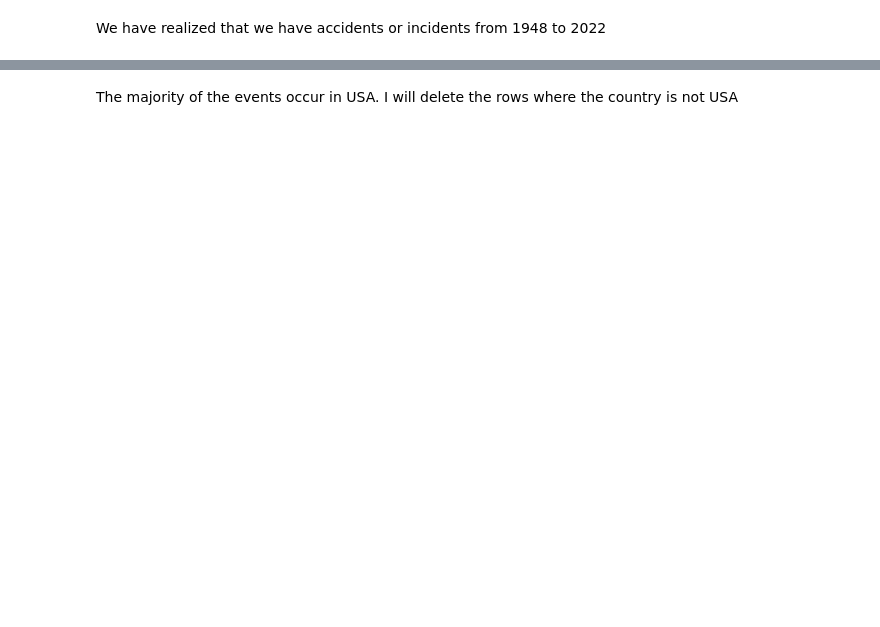
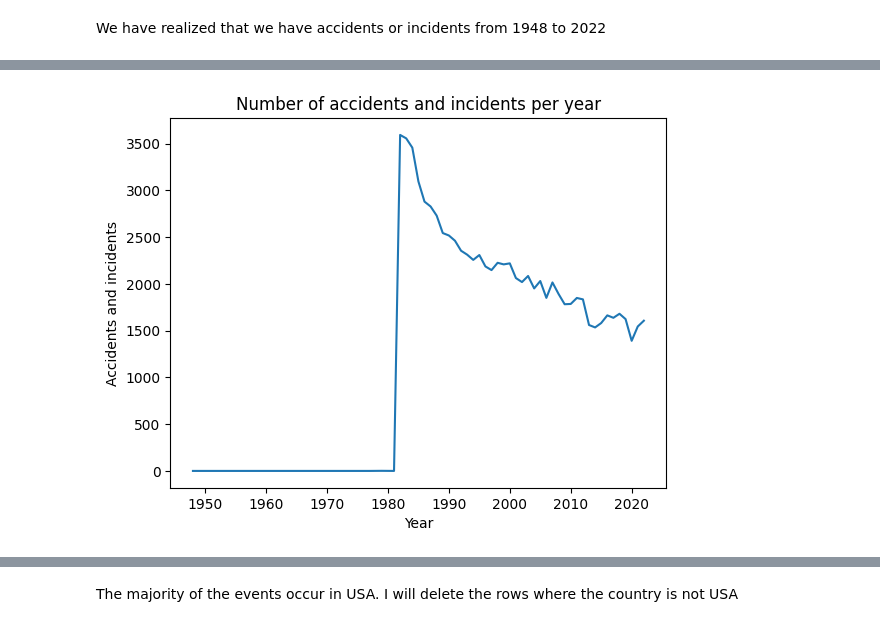
Before and after one commit to mbarriola96/Aircraft_safety_analysis, a Jupyter notebook: 00_data_understanding.ipynb, the cells around one changed output, grey strips where cells are left out. Drawn from its saved outputs; the diff is of its cells as text; code cells hidden in the pictures; blank space fills up the shorter version.

```diff
--- a/00_data_understanding.ipynb
+++ b/00_data_understanding.ipynb
@@ -340,0 +374,2 @@ We haven't found a primary key, but I have created one by combining 2 columns: a
+# %%
+drop_columns.append('far_description')
@@ -341,4 +407,4 @@ We haven't found a primary key, but I have created one by combining 2 columns: a
 # %%
-df = df.drop(['accident_number', 'registration_number', 'event_id'], axis=1)
+drop_columns = drop_columns + ['accident_number', 'registration_number', 'event_id']
 
-df.head()
+df = df.drop(drop_columns, axis=1)
@@ -383,0 +497,10 @@ Country
+# %%
+df.groupby('year')['investigation_type'].count().plot(kind='line')
+
+plt.title('Number of accidents and incidents per year')
+plt.xlabel('Year')
+plt.ylabel('Accidents and incidents')
+
+plt.show()
+# %% [output]
+[figure, added]
```
Also changed, not shown: parts of 172 cells of this notebook.
